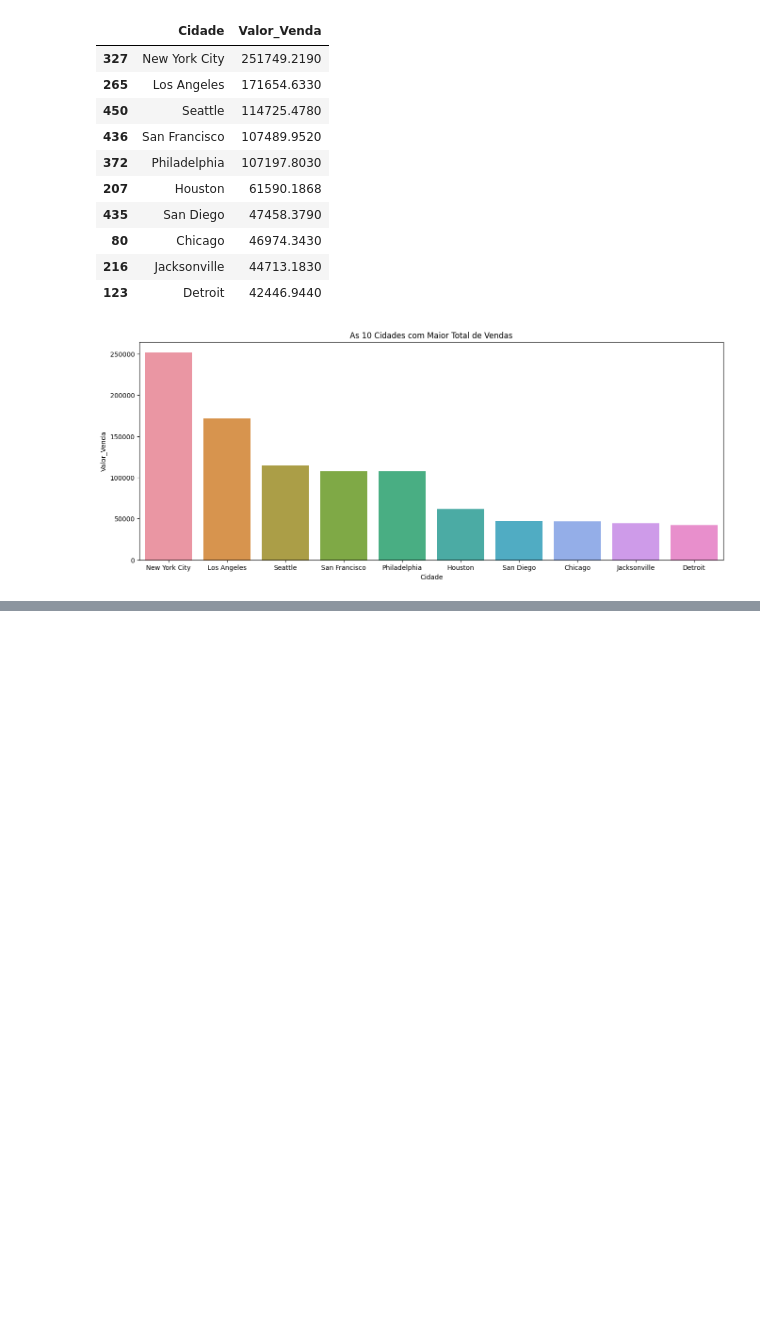
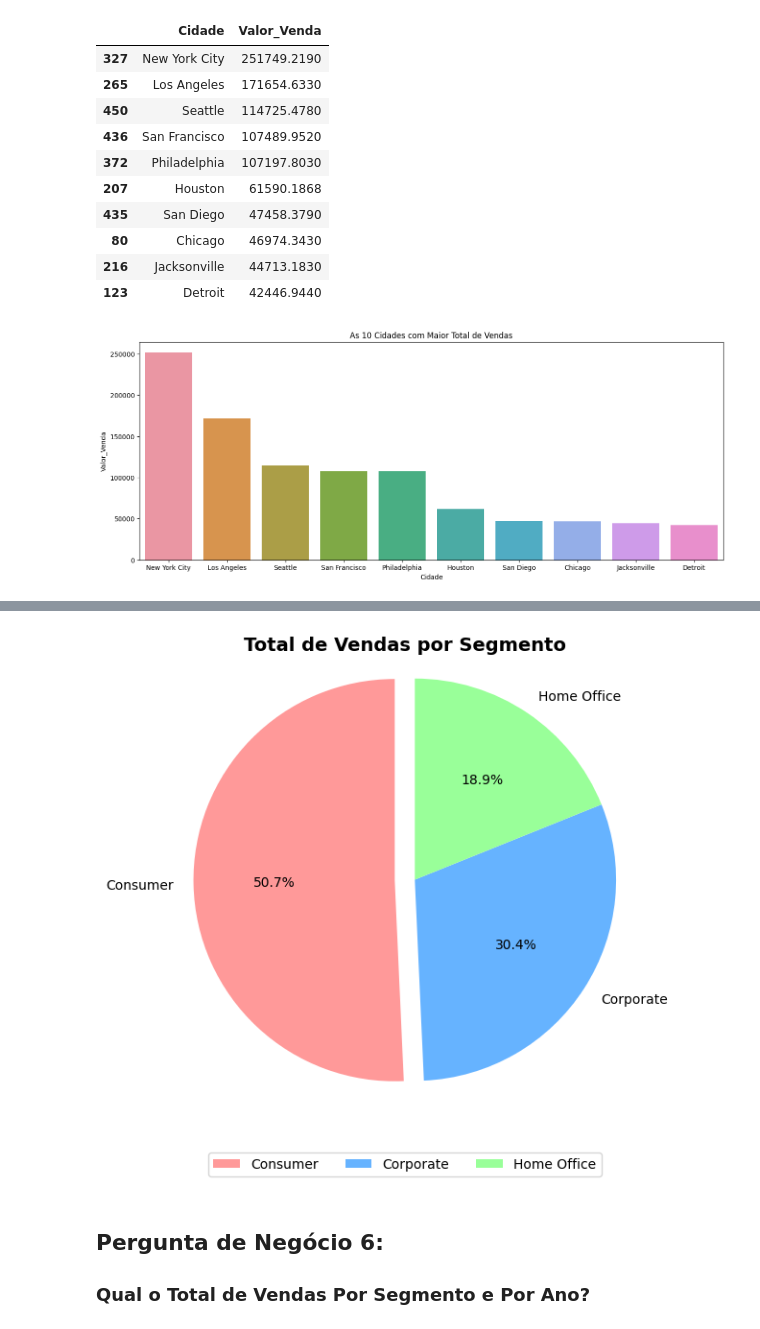
Before and after one commit to allandevbr92/MyResume, a Jupyter notebook: varejo.ipynb, the cells around one changed output, grey strips where cells are left out. Saved outputs shown, nothing was run; the diff lists cells and outputs as text; code cells hidden in the pictures; blank space fills up the shorter version.

```diff
--- a/varejo.ipynb
+++ b/varejo.ipynb
@@ -228,0 +280,31 @@ plt.show()
+# %%
+# Calcular o total de vendas por segmento
+total_vendas_segmento = df.groupby('Segmento')['Valor_Venda'].sum().reset_index()
+
+# Identificar o segmento com o maior total de vendas
+segmento_maior_vendas = total_vendas_segmento.loc[total_vendas_segmento['Valor_Venda'].idxmax(), 'Segmento']
+
+# Configurações do gráfico de pizza
+plt.figure(figsize=(8, 6))
+colors = ['#ff9999', '#66b3ff', '#99ff99']  # Definir cores personalizadas
+explode = (0.1, 0, 0)  # Destacar a primeira fatia
+
+# Criar o gráfico de pizza
+plt.pie(total_vendas_segmento['Valor_Venda'], labels=total_vendas_segmento['Segmento'],
+        colors=colors, explode=explode, autopct='%1.1f%%', startangle=90)
+
+# Configurações adicionais
+plt.title('Total de Vendas por Segmento', fontsize=14, fontweight='bold')
+plt.axis('equal')  # Tornar o gráfico circular
+
+# Posicionar a legenda abaixo do gráfico
+plt.legend(loc='upper center', bbox_to_anchor=(0.5, -0.1), ncol=3)
+
+# Exibir o gráfico
+plt.show()
+# %% [output]
+[figure, added]
+# %% [markdown]
+## Pergunta de Negócio 6:
+
+### Qual o Total de Vendas Por Segmento e Por Ano?
```
Also changed, not shown: parts of 27 cells of this notebook.
